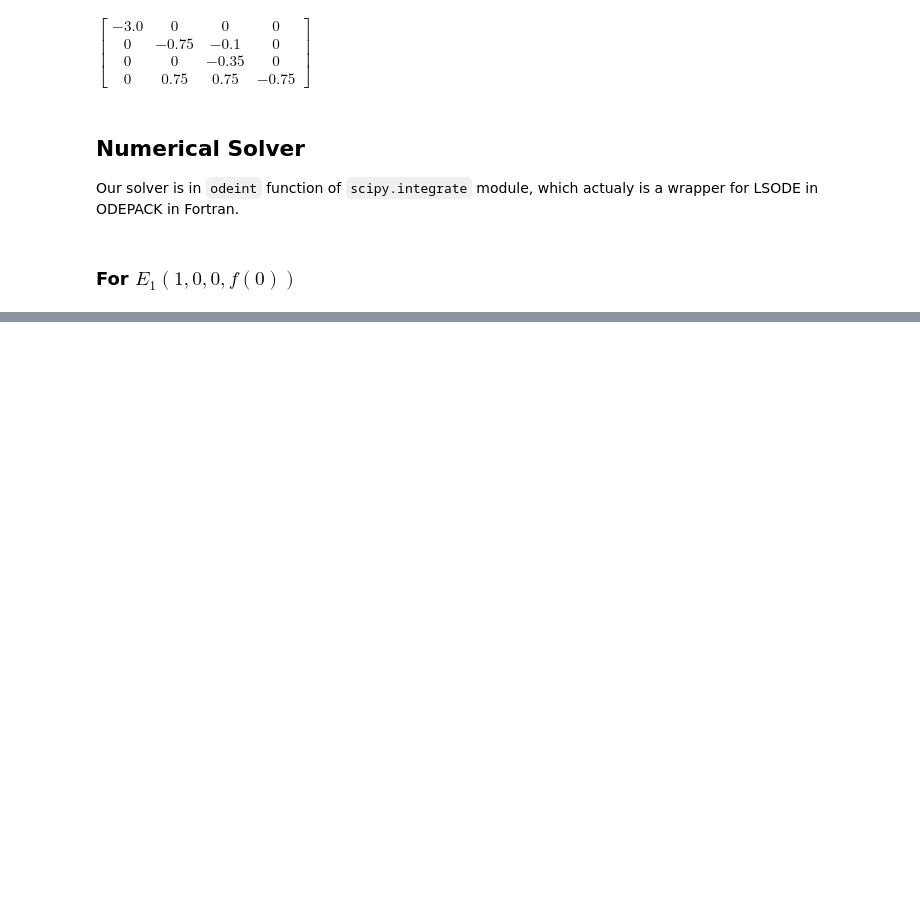
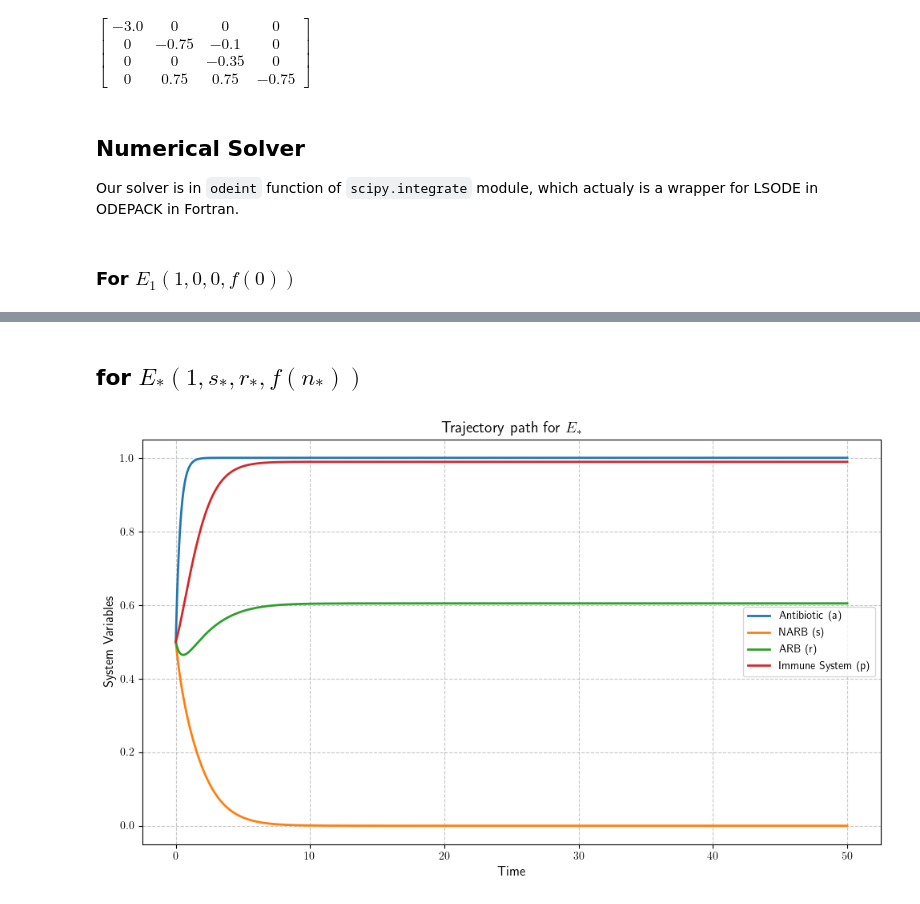
Before and after one commit to 3oop/bacterial-dynamics-project, a Jupyter notebook: Code/gut.ipynb, the cells around one changed output, grey strips where cells are left out. Cells and saved outputs as stored; diff of their text form; code cells hidden in the pictures; blank space fills up the shorter version.

```diff
--- a/Code/gut.ipynb
+++ b/Code/gut.ipynb
@@ -124,0 +133,14 @@ plot_solutions(sol, t, r"Trajectory path for $E_1(1,0,0,f(0))$")
+# %% [markdown]
+## for $E_*\left(1,s_*,r_*,f(n_*)\right)$
+# %%
+parset = (0.2, 0.3, 1, 2, 2.5, 3)
+
+y0 = np.repeat(0.5, 4)
+
+t = np.linspace(0, 50, 1000)
+
+sol = odeint(evaluate_dyn, y0 , t, args=parset)
+
+plot_solutions(sol, t, "E_*", save=True)
+# %% [output]
+[figure, added]
```
Also changed, not shown: parts of 8 cells of this notebook.
